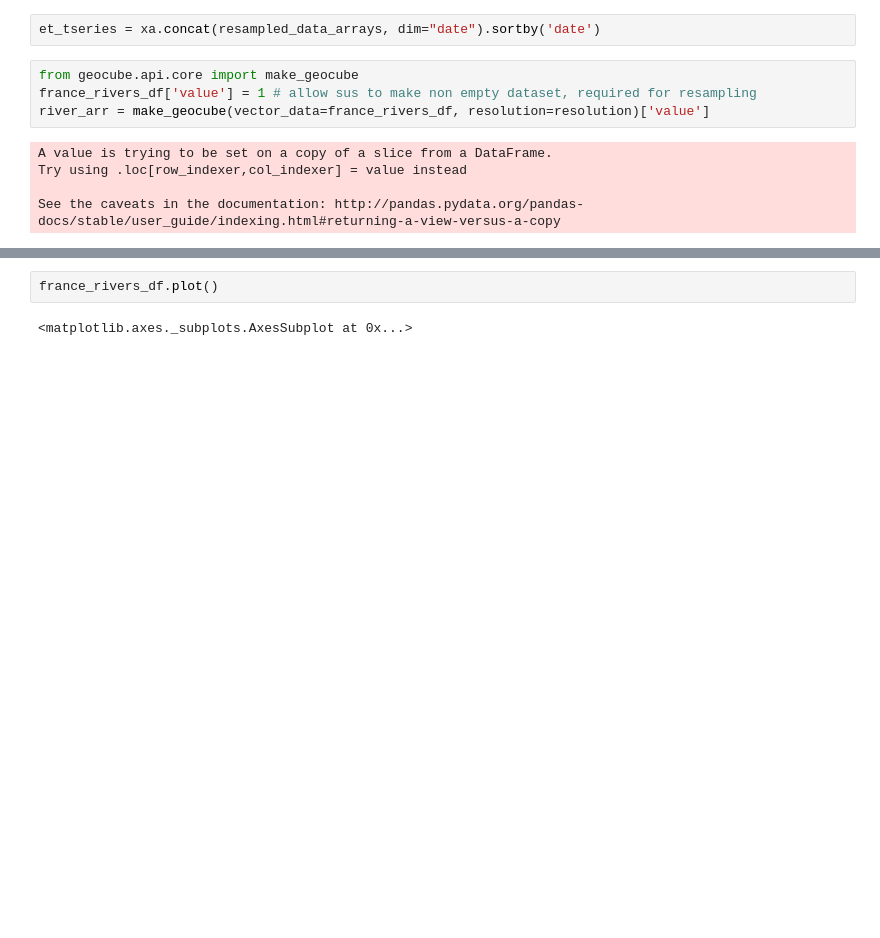
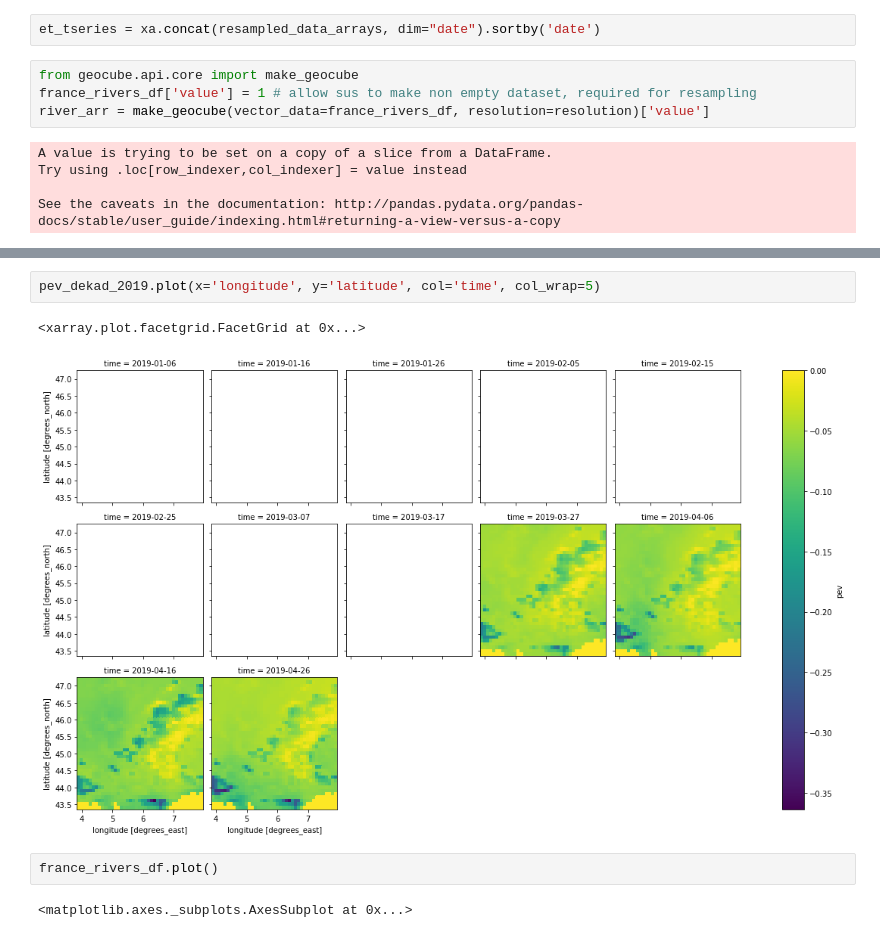
Before and after one commit to ecohydro/rhone-ecostress, a Jupyter notebook: notebooks/ECOSTRESS_Stacking.ipynb, the cells around one changed output, grey strips where cells are left out. Saved outputs shown, nothing was run; the diff lists cells and outputs as text; blank space fills up the shorter version.

```diff
--- a/notebooks/ECOSTRESS_Stacking.ipynb
+++ b/notebooks/ECOSTRESS_Stacking.ipynb
@@ -145,3 +255,8 @@ See the caveats in the documentation: http://pandas.pydata.org/pandas-docs/stabl
+# %%
+pev_dekad_2019.plot(x='longitude', y='latitude', col='time', col_wrap=5)
+# %% [output]
+<xarray.plot.facetgrid.FacetGrid at 0x...>
+[figure, added]
 # %%
 france_rivers_df.plot()
 # %% [output]
```
Also changed, not shown: parts of 12 cells of this notebook, 1 other file.
